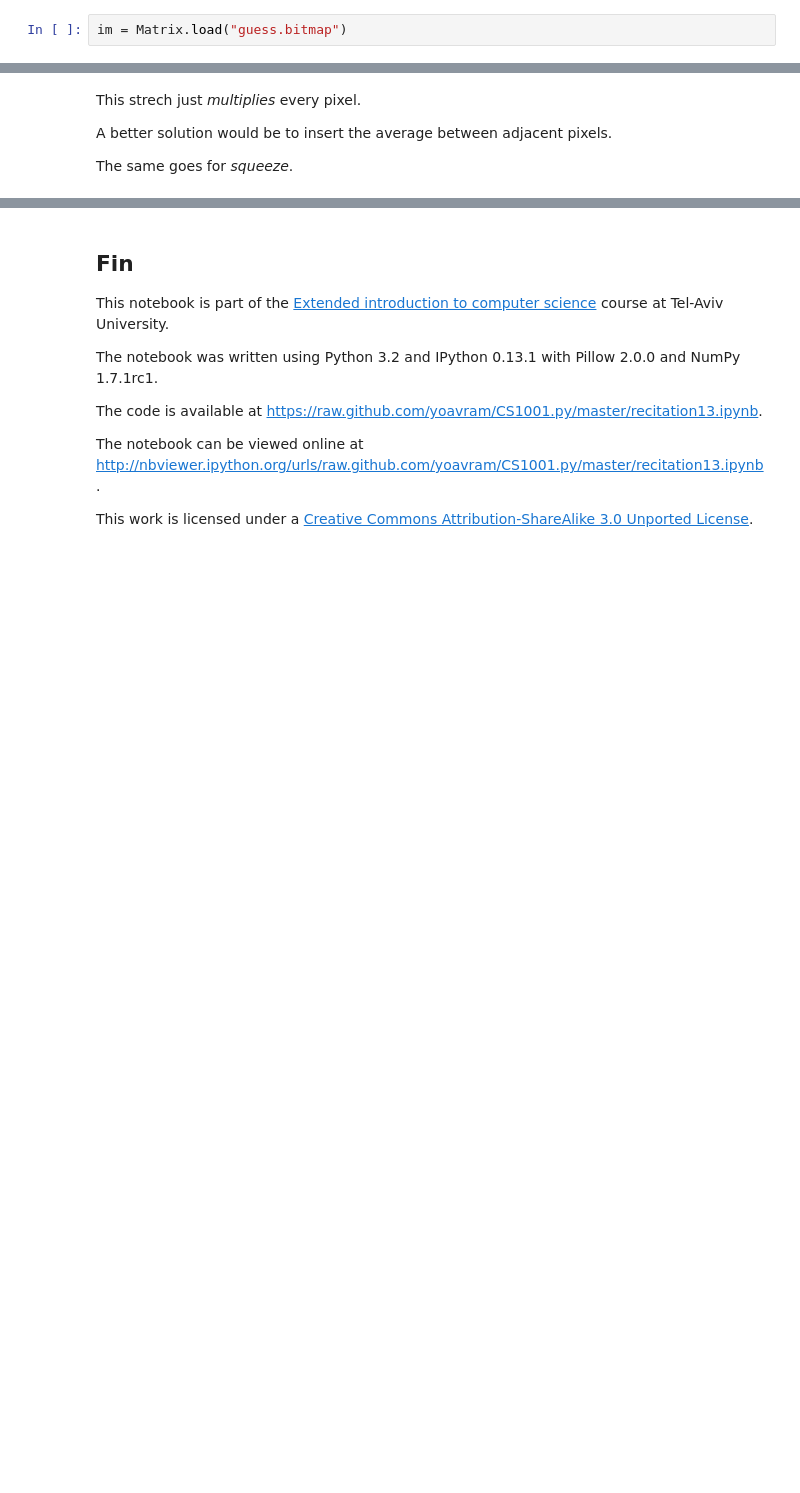
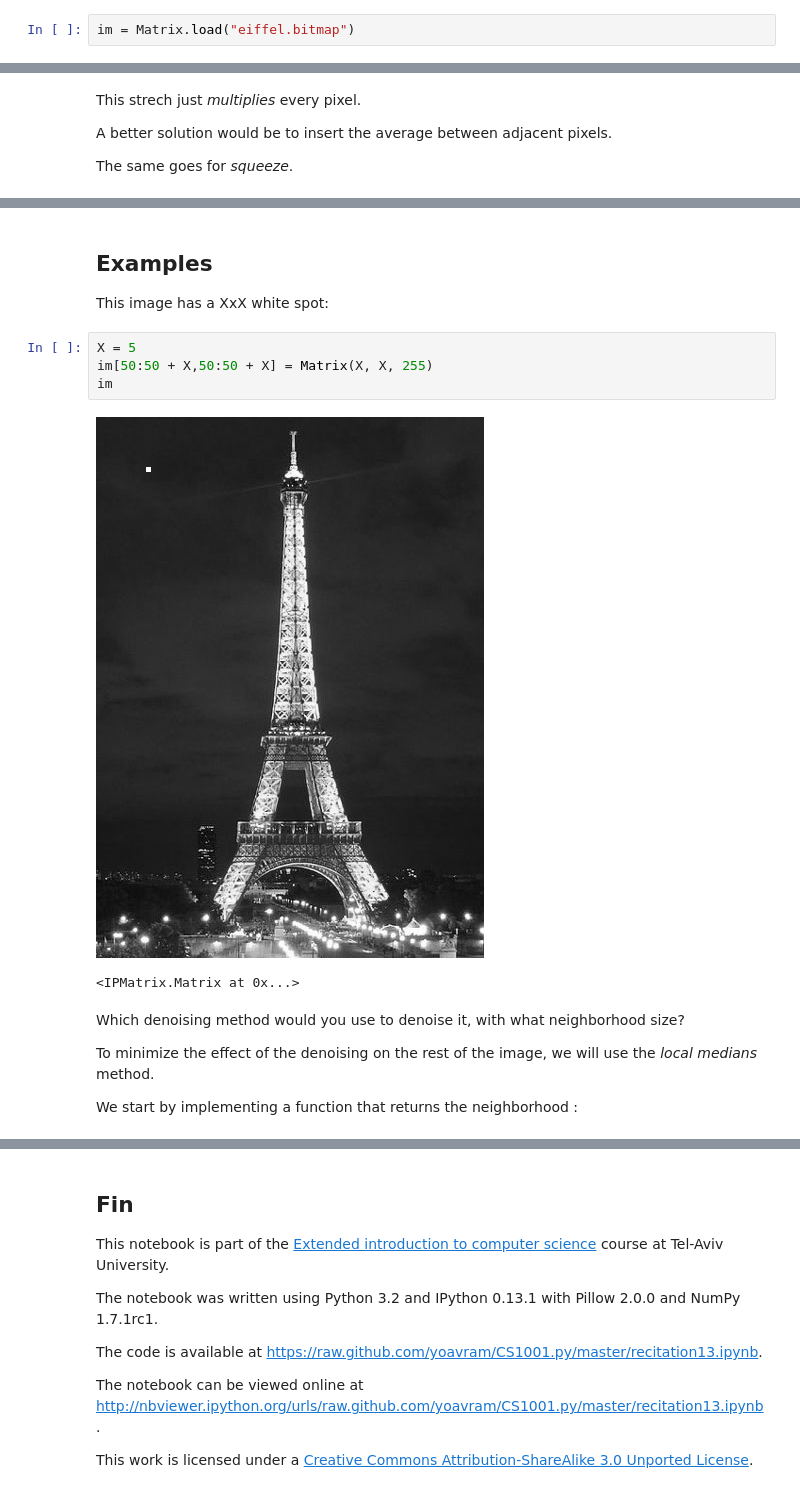
Before and after one commit to yoavram/CS1001.py, a Jupyter notebook: recitation13.ipynb, the cells around one changed output, grey strips where cells are left out. Cells and saved outputs as stored; diff of their text form; blank space fills up the shorter version.

```diff
--- a/recitation13.ipynb
+++ b/recitation13.ipynb
@@ -40,7 +42,7 @@ def image2bitmap(file):
         print("", file=new_file)#newline
     new_file.close()
 # %%
-im = Matrix.load("guess.bitmap")
+im = Matrix.load("eiffel.bitmap")
 # %%
 im
 # %% [output]
@@ -177,0 +201,17 @@ The same goes for *squeeze*.
+# %% [markdown]
+## Examples
+
+This image has a XxX white spot:
+# %%
+X = 5
+im[50:50 + X,50:50 + X] = Matrix(X, X, 255)
+im
+# %% [output]
+[figure, added]
+<IPMatrix.Matrix at 0x...>
+# %% [markdown]
+Which denoising method would you use to denoise it, with what neighborhood size?
+
+To minimize the effect of the denoising on the rest of the image, we will use the *local medians* method.
+
+We start by implementing a function that returns the neighborhood :
```
Also changed, not shown: parts of 19 cells of this notebook.
